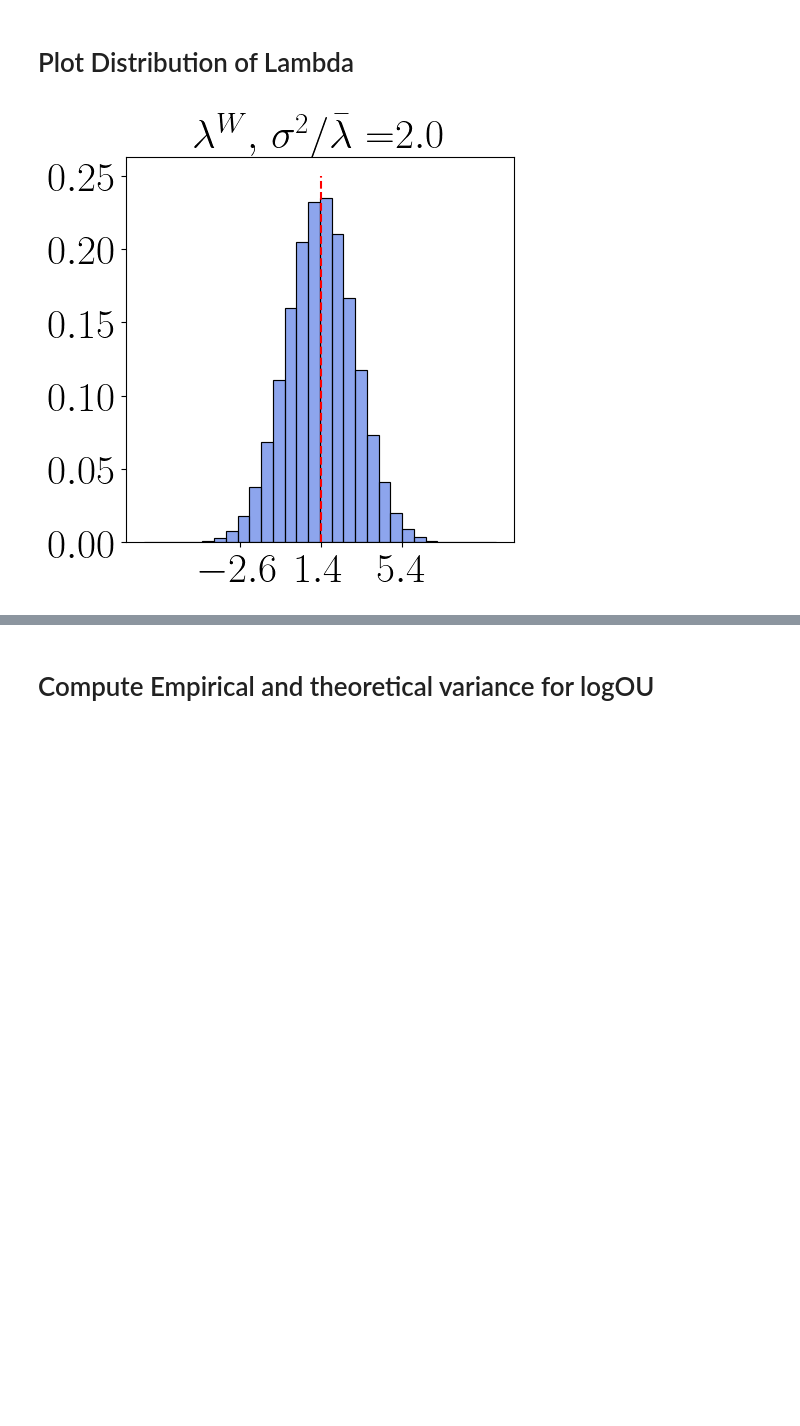
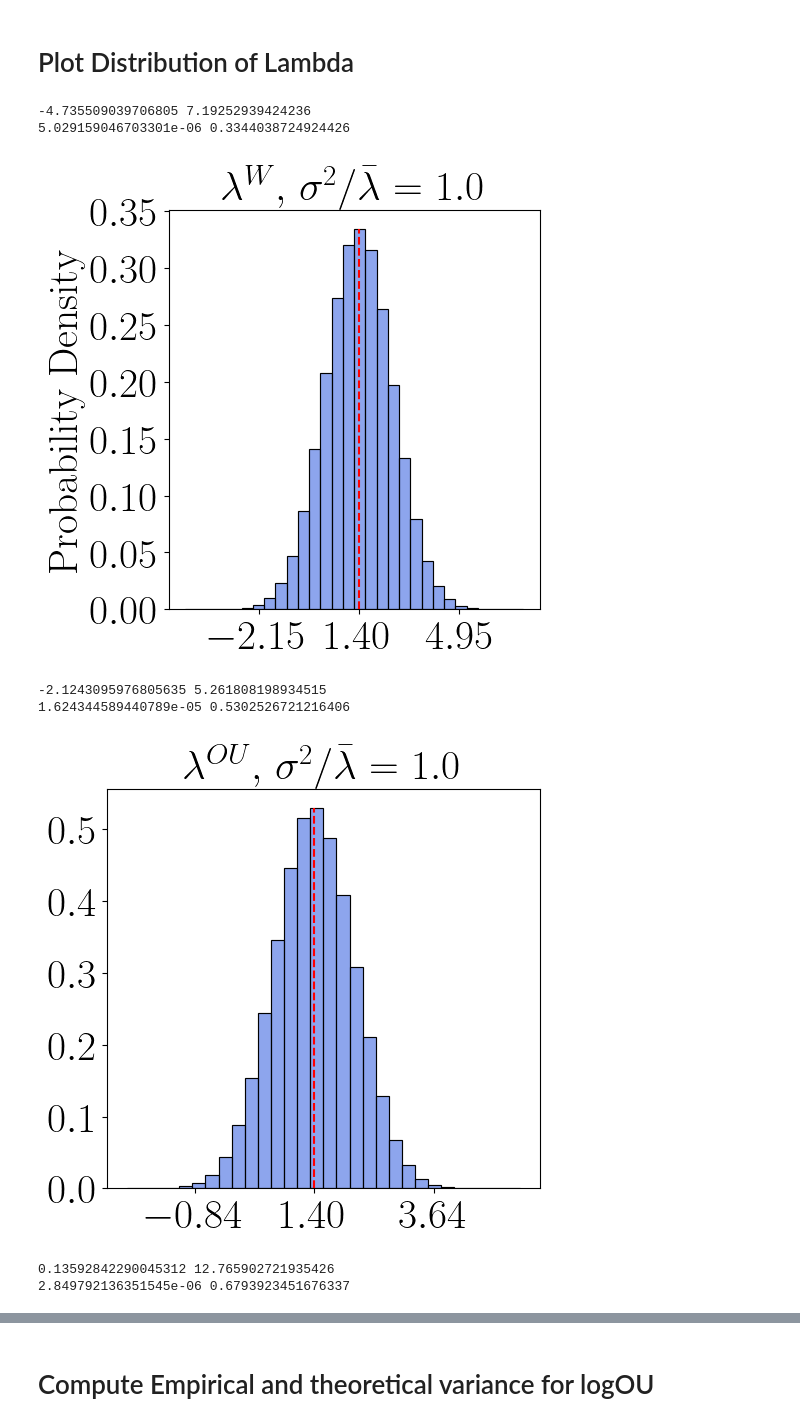
Before and after one commit to stanweer1/Stochastic_Compartmental_Bifurcations_NoiseStudy, a Jupyter notebook: generate_noise_ensemblesAndFigures.ipynb, the cells around one changed output, grey strips where cells are left out. Drawn from its saved outputs; the diff is of its cells as text; code cells hidden in the pictures; blank space fills up the shorter version.

```diff
--- a/generate_noise_ensemblesAndFigures.ipynb
+++ b/generate_noise_ensemblesAndFigures.ipynb
@@ -162,9 +162,9 @@ skip = 5000
 NN = 10000 # Number of time steps
 N = 500 # Number of trajectories
 time_step = 0.01 # Time step size
-rel_int = 2.0 # 3.0
-rel_corr_time = 0.5 # 0.1
-R0 = 1.4 # 2.2
+rel_int = 1.0 # 2.0
+rel_corr_time = 0.5
+R0 = 1.4
 lamb = 1.4
 
 time = np.arange(0, NN * time_step, time_step)[skip-1:]
@@ -404,42 +424,60 @@ plt.show()
 # %%
 import seaborn as sns
 
+def plot_data_distribution(X, title, filename):
+    plt.figure(figsize=(5, 5), constrained_layout=True)
+    ax = sns.histplot(X, bins=30, stat='density', kde=False, color="royalblue", edgecolor="black", alpha=0.6)
 
-def plot_data_distribution(X, title, filename):
-    plt.figure(figsize=(5, 5))
-    sns.histplot(X, bins=30, stat='density', kde=False, color="royalblue", edgecolor="black", alpha=0.6)
+    bars = ax.patches
 
-    plt.title(title, fontsize=30)
+    # Get the min and max bin edges
+    bin_edges = [bar.get_x() for bar in bars] + [bars[-1].get_x() + bars[-1].get_width()]
+    min_value = min(bin_edges)
+    max_value = max(bin_edges)
+    print(min_value, max_value)
+
+    densities = [bar.get_height() for bar in ax.patches]
+    min_density = min(densities)
+    max_density = max(densities)
+    print(min_density, max_density)
+
     plt.xlabel('')
     plt.ylabel('')
+    plt.title(title, fontsize=30)
+    plt.grid(False)
+    plt.vlines(lamb, 0, max_density, color='red', linestyle='--', label=r'$\bar{\lambda}$')
 
-    plt.grid(False)
-    plt.vlines(lamb, 0, 0.25, color='red', linestyle='--', label=r'$\bar{\lambda}$')
+    std_data = np.std(X)
+    if filename[0] == 'W':
+        plt.xticks(np.round([1.4-3*std_data, 1.4, 1.4+3*std_data], 2), fontsize=30)
+        plt.ylabel('Probability Density', fontsize=30)
+    elif filename[0] == 'O':
+        plt.xticks(np.round([1.4-3*std_data, 1.4, 1.4+3*std_data], 2), fontsize=30)
+    else:
+        plt.xticks(np.round([1.4, 1.4+4*std_data], 2), fontsize=30)
 
-    if filename[0] == 'W':
-        plt.xticks([-2.6, 1.4, 5.4], fontsize=30)
-    elif filename[0] == 'O':
-        plt.xticks([-1, 1.4, 3.8], fontsize=30)
-        # plt.yticks([0, 0.05, 0.1, 0.15, 0.2], fontsize=30)
-    # else:
-    #     plt.xticks([0, 10], fontsize=30)
-
-    plt.xticks(fontsize=30)
     plt.yticks(fontsize=30)
 
-    plt.savefig(filename, dpi=150, bbox_inches='tight')
+    plt.savefig(filename, dpi=150)#, bbox_inches='tight')
     plt.show()
 
-title = r'$\lambda^{W}, \space$ $\sigma^2 / \bar{\lambda} = $' + f'${rel_int}$'
+title = r'$\lambda^{W}, \space$ $\sigma^2 / \bar{\lambda} =$' + f' ${rel_int}$'
 filename = f'White_density_{rel_int}.png'
 plot_data_distribution(np.concatenate(noise_white), title, filename)
 
-# title = r'$\lambda^{OU}, \space$ $\sigma^2 / \bar{\lambda} = $' + f'${rel_int}$'
-# filename = f'OU_density_{rel_int}.png'
-# plot_data_distribution(np.concatenate(noise_OU), title, filename)
+title = r'$\lambda^{OU}, \space$ $\sigma^2 / \bar{\lambda} =$' + f' ${rel_int}$'
+filename = f'OU_density_{rel_int}.png'
+plot_data_distribution(np.concatenate(noise_OU), title, filename)
 
-# title = r'$\lambda^{LogOU}, \space$ $\sigma^2 / \bar{\lambda} = $' + f'${rel_int}$'
-# filename = f'LogOU_density_{rel_int}.png'
-# plot_data_distribution(np.concatenate(noise_logOU), title, filename)
+title = r'$\lambda^{LogOU}, \space$ $\sigma^2 / \bar{\lambda} =$' + f' ${rel_int}$'
+filename = f'LogOU_density_{rel_int}.png'
+plot_data_distribution(np.concatenate(noise_logOU), title, filename)
 # %% [output]
+-4.735509039706805 7.19252939424236
+5.029159046703301e-06 0.3344038724924426
-[figure, old version]
+[figure, new version]
+-2.1243095976805635 5.261808198934515
+1.624344589440789e-05 0.5302526721216406
+[figure, added]
+0.13592842290045312 12.765902721935426
+2.849792136351545e-06 0.6793923451676337
```
Also changed, not shown: parts of 8 cells of this notebook.
